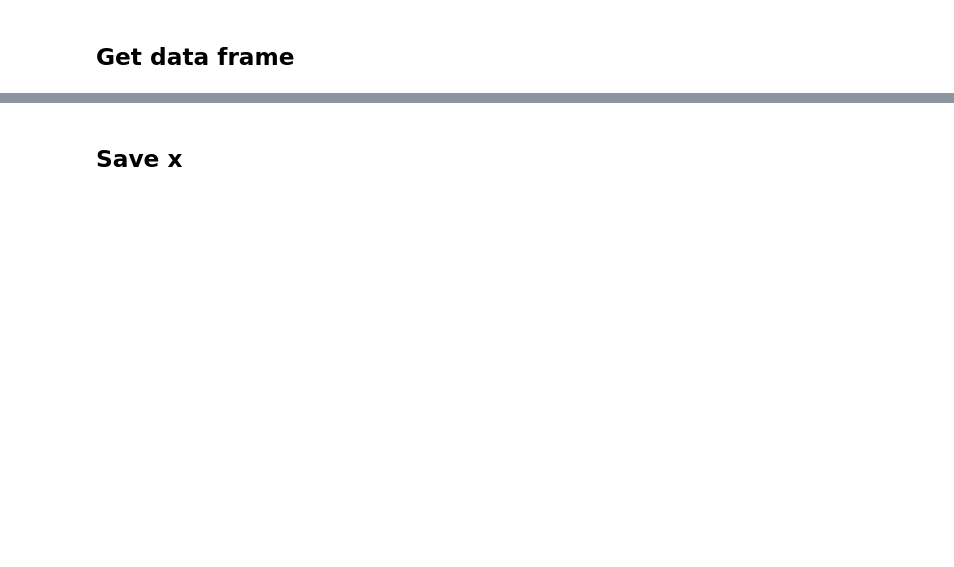
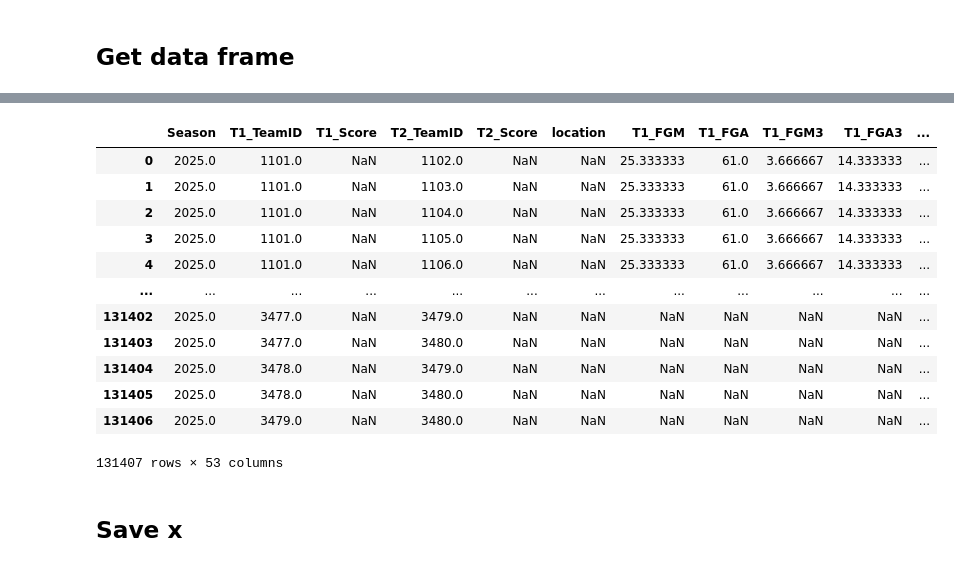
Before and after one commit to fantasy2fry/march-ml-madness-2025, a Jupyter notebook: src/sebislaw/DataFrame/DataFrame.ipynb, the cells around one changed output, grey strips where cells are left out. Cells and saved outputs as stored; diff of their text form; code cells hidden in the pictures; blank space fills up the shorter version.

```diff
--- a/src/sebislaw/DataFrame/DataFrame.ipynb
+++ b/src/sebislaw/DataFrame/DataFrame.ipynb
@@ -811,3 +777,19 @@ array([[  18.75      ,   47.5       ,    4.375     , ...,    0.        ,
+# %%
+df_test_men_list
+# %% [output]
+|  | Season | T1_TeamID | T1_Score | T2_TeamID | T2_Score | location | T1_FGM | T1_FGA | T1_FGM3 | T1_FGA3 | ... |
+| 0 | 2025.0 | 1101.0 | NaN | 1102.0 | NaN | NaN | 25.333333 | 61.0 | 3.666667 | 14.333333 | ... |
+| 1 | 2025.0 | 1101.0 | NaN | 1103.0 | NaN | NaN | 25.333333 | 61.0 | 3.666667 | 14.333333 | ... |
+| 2 | 2025.0 | 1101.0 | NaN | 1104.0 | NaN | NaN | 25.333333 | 61.0 | 3.666667 | 14.333333 | ... |
+| 3 | 2025.0 | 1101.0 | NaN | 1105.0 | NaN | NaN | 25.333333 | 61.0 | 3.666667 | 14.333333 | ... |
+| 4 | 2025.0 | 1101.0 | NaN | 1106.0 | NaN | NaN | 25.333333 | 61.0 | 3.666667 | 14.333333 | ... |
+| ... | ... | ... | ... | ... | ... | ... | ... | ... | ... | ... | ... |
+| 131402 | 2025.0 | 3477.0 | NaN | 3479.0 | NaN | NaN | NaN | NaN | NaN | NaN | ... |
+| 131403 | 2025.0 | 3477.0 | NaN | 3480.0 | NaN | NaN | NaN | NaN | NaN | NaN | ... |
+| 131404 | 2025.0 | 3478.0 | NaN | 3479.0 | NaN | NaN | NaN | NaN | NaN | NaN | ... |
+| 131405 | 2025.0 | 3478.0 | NaN | 3480.0 | NaN | NaN | NaN | NaN | NaN | NaN | ... |
+| 131406 | 2025.0 | 3479.0 | NaN | 3480.0 | NaN | NaN | NaN | NaN | NaN | NaN | ... |
+131407 rows × 53 columns
 # %% [markdown]
 ## Save x
 # %%
```
Also changed, not shown: parts of 13 cells of this notebook, 21 other files.
